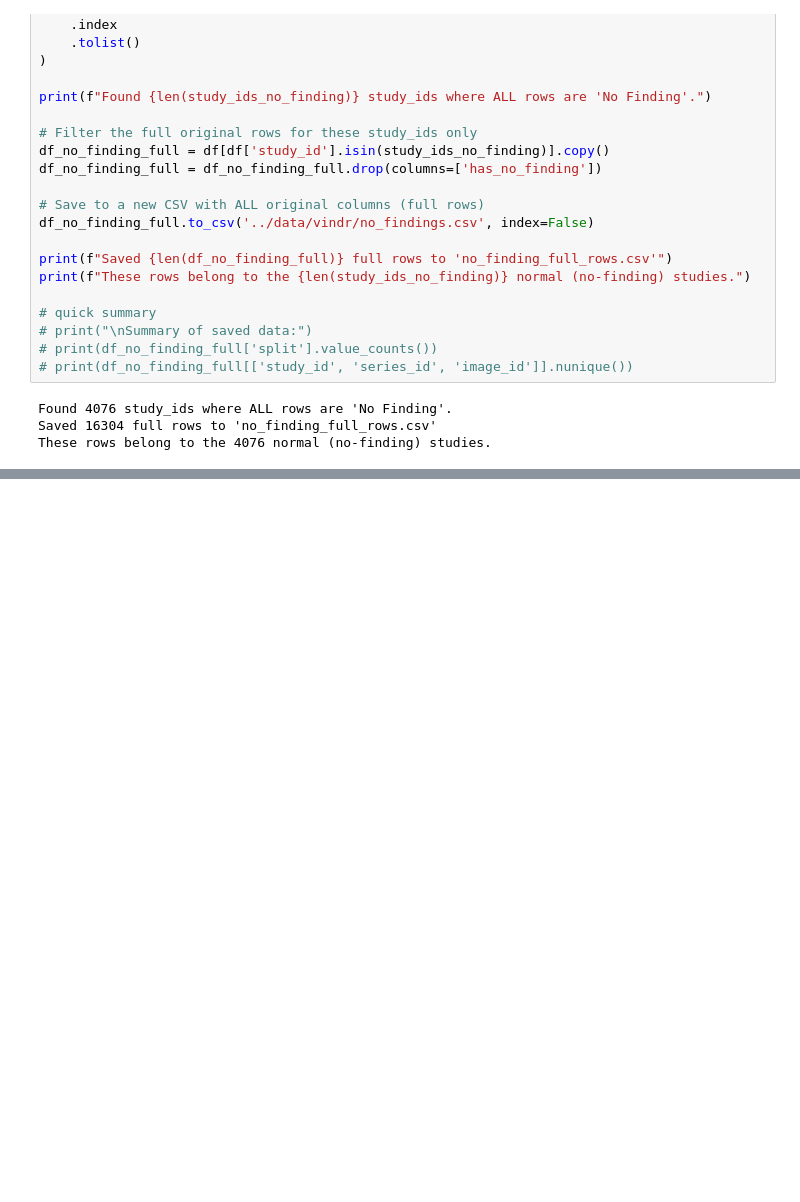
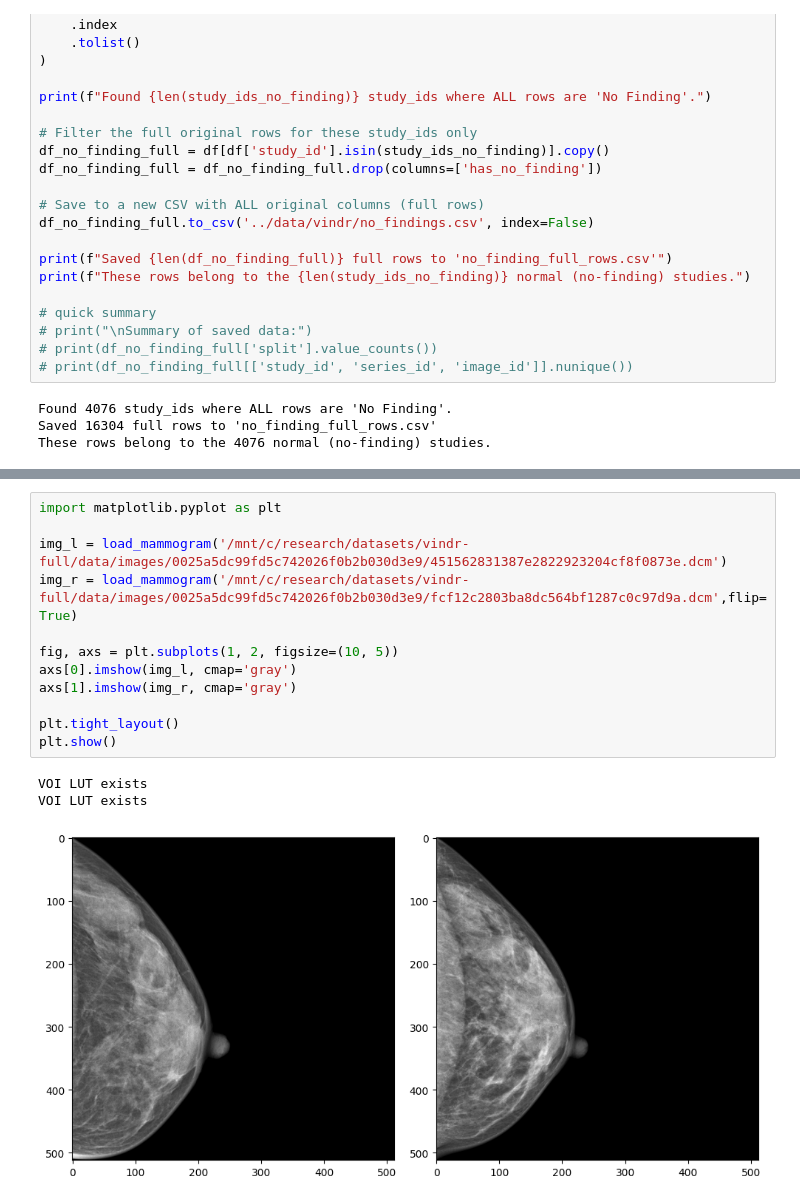
Before and after one commit to valerybr/mg-detect, a Jupyter notebook: notebooks/vindr_ds.ipynb, the cells around one changed output, grey strips where cells are left out. Drawn from its saved outputs; the diff is of its cells as text; blank space fills up the shorter version.

```diff
--- a/notebooks/vindr_ds.ipynb
+++ b/notebooks/vindr_ds.ipynb
@@ -48,0 +119,16 @@ These rows belong to the 4076 normal (no-finding) studies.
+# %%
+import matplotlib.pyplot as plt
+
+img_l = load_mammogram('/mnt/c/research/datasets/vindr-full/data/images/0025a5dc99fd5c742026f0b2b030d3e9/451562831387e2822923204cf8f0873e.dcm')
+img_r = load_mammogram('/mnt/c/research/datasets/vindr-full/data/images/0025a5dc99fd5c742026f0b2b030d3e9/fcf12c2803ba8dc564bf1287c0c97d9a.dcm',flip=True)
+
+fig, axs = plt.subplots(1, 2, figsize=(10, 5))
+axs[0].imshow(img_l, cmap='gray')
+axs[1].imshow(img_r, cmap='gray')
+
+plt.tight_layout()
+plt.show()
+# %% [output]
+VOI LUT exists
+VOI LUT exists
+[figure, added]
```
Also changed, not shown: parts of 1 cell of this notebook, 1 other file.
